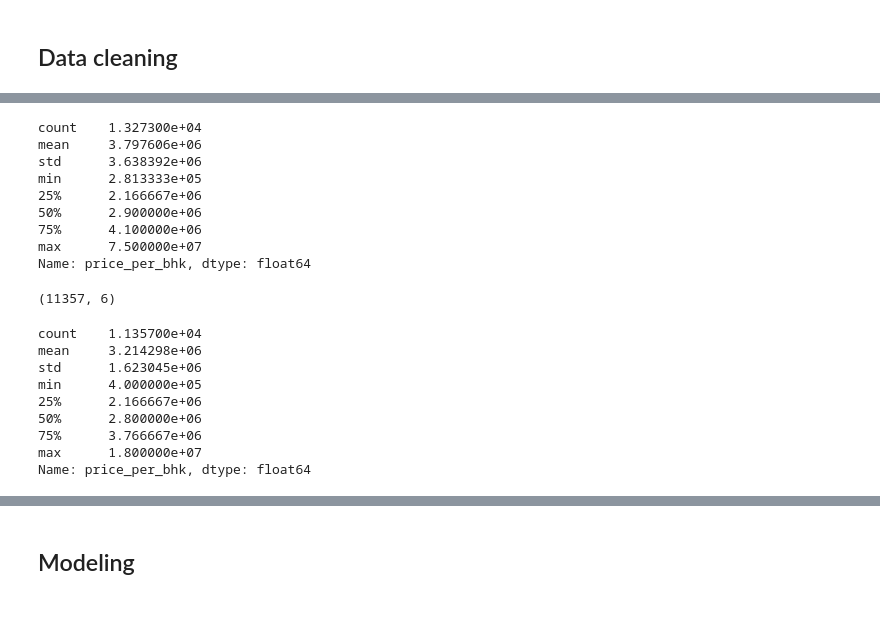
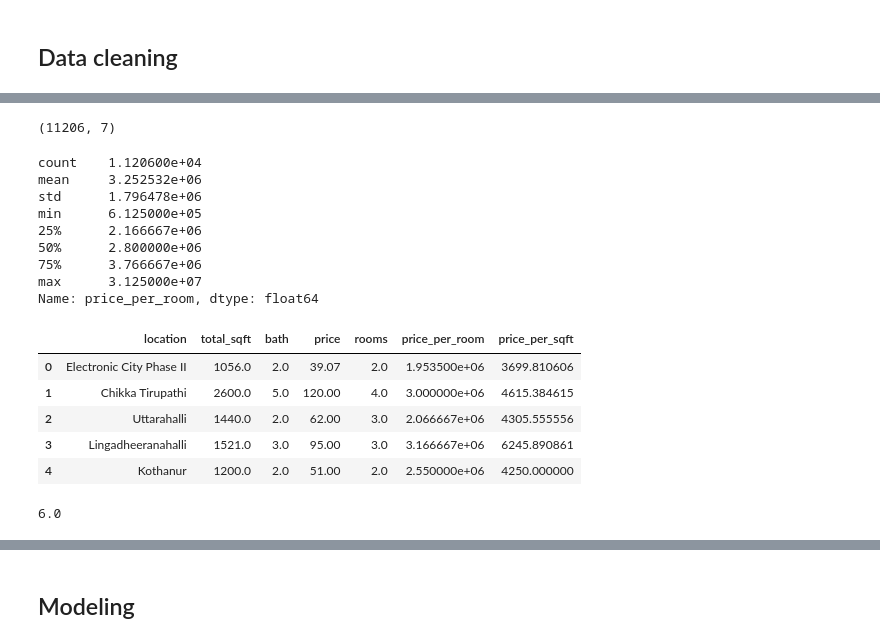
Before and after one commit to Jobin-Nelson/House_price_prediction-project, a Jupyter notebook: notebook/house_price_pred.ipynb, the cells around one changed output, grey strips where cells are left out. Cells and saved outputs as stored; diff of their text form; code cells hidden in the pictures; blank space fills up the shorter version.

```diff
--- a/notebook/house_price_pred.ipynb
+++ b/notebook/house_price_pred.ipynb
@@ -325,6 +329,6 @@ Number of location where the count is < 20: 1155
 # %%
 # reducing the cardinality of location feature by labeling less frequent data as other
-location_less_20 = location[location<=20]
-df['location'] = df['location'].map(lambda x: 'other' if x in location_less_20 else x)
+location_less_10 = location[location<=10]
+df['location'] = df['location'].map(lambda x: 'other' if x in location_less_10 else x)
 df['location'].nunique()
 # %% [output]
@@ -332,4 +336,5 @@ df['location'].nunique()
 # %%
 # creating new feature which would come handy in outlier detection
-# df['price_per_sqft'] = df['price']*100000/df['total_sqft']
-# df.head()
+df['price_per_room'] = df['price']*100000/df['rooms']
+df['price_per_sqft'] = df['price']*100000/df['total_sqft']
+print(df['price_per_room'].describe(), df['price_per_sqft'].describe(), sep='\n\n')
@@ -336,17 +361,3 @@ df['location'].nunique()
-# %%
-# creating new feature which would come handy in outlier detection
-df['price_per_bhk'] = df['price']*100000/df['BHK']
-df['price_per_bhk'].describe()
-# %% [output]
-count    1.327300e+04
-mean     3.797606e+06
-std      3.638392e+06
-min      2.813333e+05
-25%      2.166667e+06
-50%      2.900000e+06
-75%      4.100000e+06
-max      7.500000e+07
-Name: price_per_bhk, dtype: float64
 # %%
 # removing outliers
 from scipy.stats import zscore
@@ -354,24 +365,37 @@ from scipy.stats import zscore
 def remove_outliers(df):
     ex_ind = np.array([])
     for loc, loc_df in df.groupby('location'):
-        z = np.abs(zscore(loc_df['price_per_bhk']))
+        z = np.abs(zscore(loc_df['price_per_room']))
         cur_df = loc_df[z>1]
         ex_ind = np.append(ex_ind, cur_df.index.values)
-    return df.drop(ex_ind, axis='index')
+    return df.drop(index=ex_ind)
 
 df2 = remove_outliers(df)
 df2.shape
 # %% [output]
-(11357, 6)
+(11206, 7)
 # %%
-df2['price_per_bhk'].describe()
+df2['price_per_room'].describe()
 # %% [output]
-count    1.135700e+04
-mean     3.214298e+06
-std      1.623045e+06
-min      4.000000e+05
+count    1.120600e+04
+mean     3.252532e+06
+std      1.796478e+06
+min      6.125000e+05
 25%      2.166667e+06
 50%      2.800000e+06
 75%      3.766667e+06
-max      1.800000e+07
-Name: price_per_bhk, dtype: float64
+max      3.125000e+07
+Name: price_per_room, dtype: float64
+# %%
+df2.head()
+# %% [output]
+|  | location | total_sqft | bath | price | rooms | price_per_room | price_per_sqft |
+| 0 | Electronic City Phase II | 1056.0 | 2.0 | 39.07 | 2.0 | 1.953500e+06 | 3699.810606 |
+| 1 | Chikka Tirupathi | 2600.0 | 5.0 | 120.00 | 4.0 | 3.000000e+06 | 4615.384615 |
+| 2 | Uttarahalli | 1440.0 | 2.0 | 62.00 | 3.0 | 2.066667e+06 | 4305.555556 |
+| 3 | Lingadheeranahalli | 1521.0 | 3.0 | 95.00 | 3.0 | 3.166667e+06 | 6245.890861 |
+| 4 | Kothanur | 1200.0 | 2.0 | 51.00 | 2.0 | 2.550000e+06 | 4250.000000 |
+# %%
+df2['bath'].quantile(0.97)
+# %% [output]
+6.0
```
Also changed, not shown: parts of 31 cells of this notebook.
